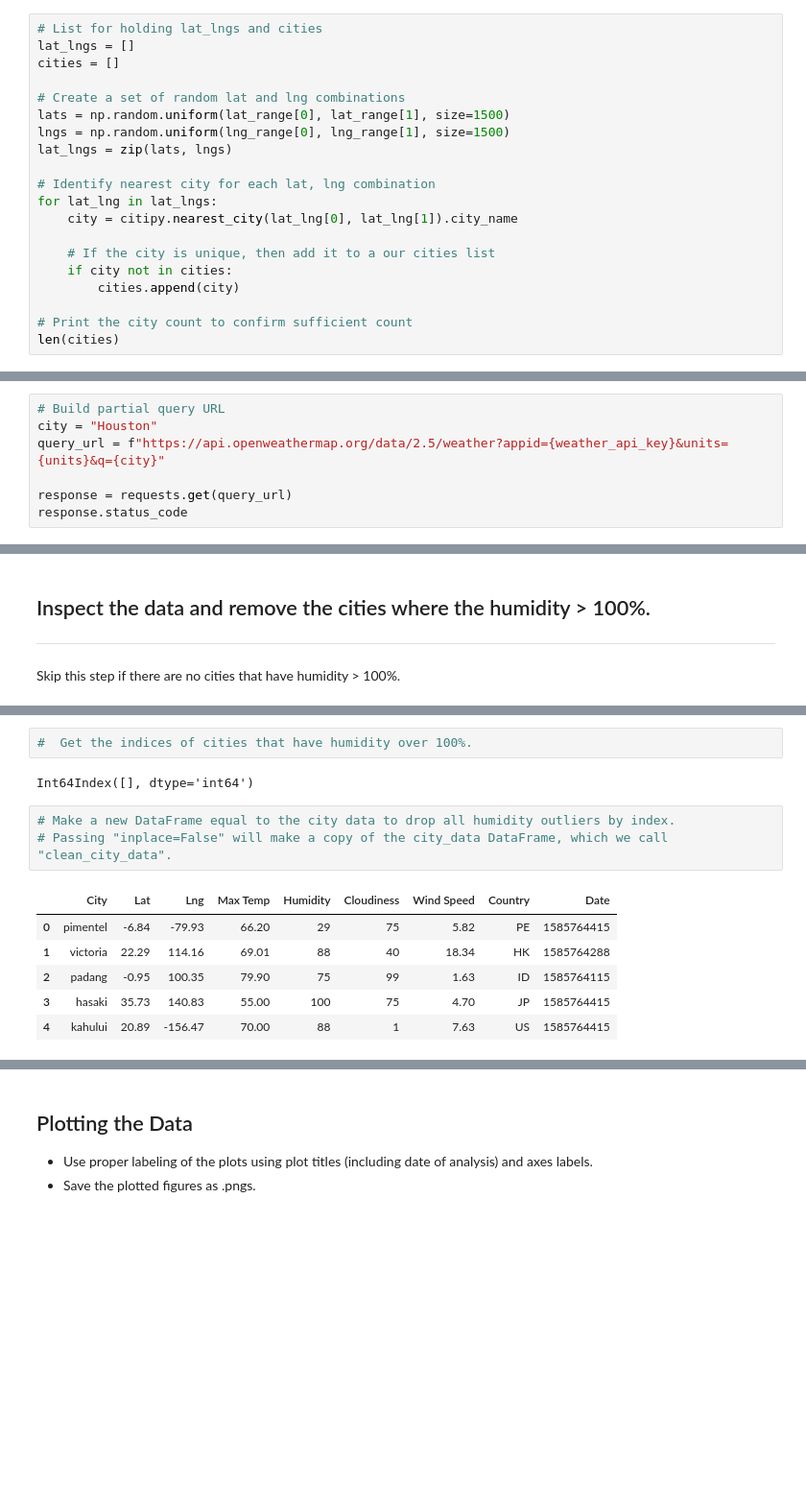
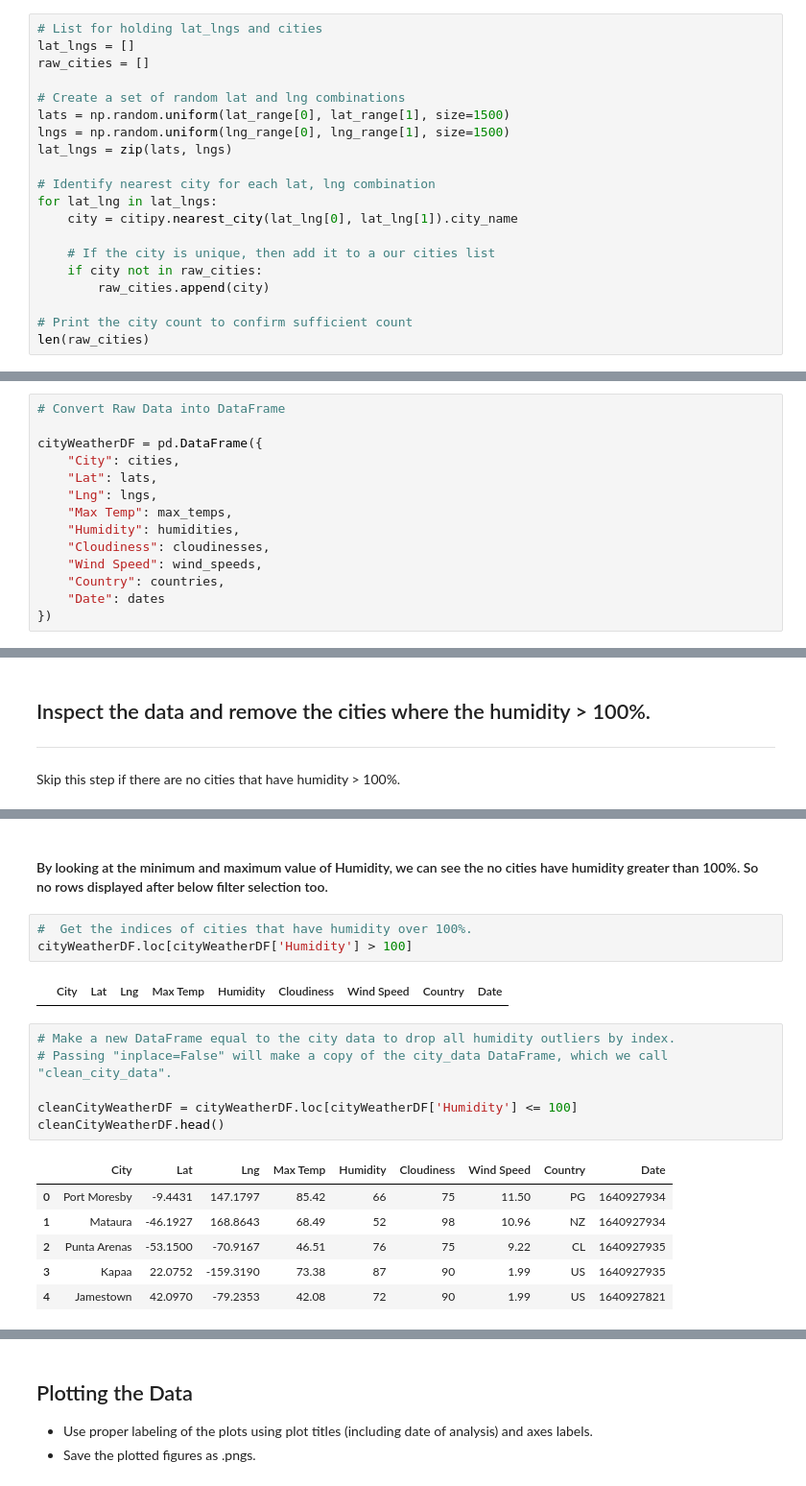
Before and after one commit to skesamsetty/python-api-challenge, a Jupyter notebook: starter_code/WeatherPy/WeatherPy.ipynb, the cells around one changed output, grey strips where cells are left out. Shown at 96% size. Saved outputs shown, nothing was run; the diff lists cells and outputs as text; blank space fills up the shorter version.

Commit message:
Completed version of WeatherPy

```diff
--- a/starter_code/WeatherPy/WeatherPy.ipynb
+++ b/starter_code/WeatherPy/WeatherPy.ipynb
@@ -30,7 +31,7 @@ lng_range = (-180, 180)
 # %%
 # List for holding lat_lngs and cities
 lat_lngs = []
-cities = []
+raw_cities = []
 
 # Create a set of random lat and lng combinations
 lats = np.random.uniform(lat_range[0], lat_range[1], size=1500)
@@ -42,9 +43,9 @@ for lat_lng in lat_lngs:
     city = citipy.nearest_city(lat_lng[0], lat_lng[1]).city_name
 
     # If the city is unique, then add it to a our cities list
-    if city not in cities:
-        cities.append(city)
+    if city not in raw_cities:
+        raw_cities.append(city)
 
 # Print the city count to confirm sufficient count
-len(cities)
+len(raw_cities)
 # %% [output]
@@ -116,7 +56,0 @@ Max cities reached. Hence the exception list index out of range
-# %%
-# Build partial query URL
-city = "Houston"
-query_url = f"https://api.openweathermap.org/data/2.5/weather?appid={weather_api_key}&units={units}&q={city}"
-
-response = requests.get(query_url)
-response.status_code
@@ -173,0 +142,14 @@ dtype: int64
+# %%
+# Convert Raw Data into DataFrame
+
+cityWeatherDF = pd.DataFrame({
+    "City": cities,
+    "Lat": lats,
+    "Lng": lngs,
+    "Max Temp": max_temps,
+    "Humidity": humidities,
+    "Cloudiness": cloudinesses,
+    "Wind Speed": wind_speeds,
+    "Country": countries,
+    "Date": dates
+})
@@ -189,14 +217,20 @@ Skip this step if there are no cities that have humidity > 100%.
+# %% [markdown]
+#### By looking at the minimum and maximum value of Humidity, we can see the no cities have humidity greater than 100%. So no rows displayed after below filter selection too.
 # %%
 #  Get the indices of cities that have humidity over 100%.
+cityWeatherDF.loc[cityWeatherDF['Humidity'] > 100]
 # %% [output]
-Int64Index([], dtype='int64')
+|  | City | Lat | Lng | Max Temp | Humidity | Cloudiness | Wind Speed | Country | Date |
 # %%
 # Make a new DataFrame equal to the city data to drop all humidity outliers by index.
 # Passing "inplace=False" will make a copy of the city_data DataFrame, which we call "clean_city_data".
+
+cleanCityWeatherDF = cityWeatherDF.loc[cityWeatherDF['Humidity'] <= 100]
+cleanCityWeatherDF.head()
 # %% [output]
 |  | City | Lat | Lng | Max Temp | Humidity | Cloudiness | Wind Speed | Country | Date |
-| 0 | pimentel | -6.84 | -79.93 | 66.20 | 29 | 75 | 5.82 | PE | 1585764415 |
-| 1 | victoria | 22.29 | 114.16 | 69.01 | 88 | 40 | 18.34 | HK | 1585764288 |
-| 2 | padang | -0.95 | 100.35 | 79.90 | 75 | 99 | 1.63 | ID | 1585764115 |
-| 3 | hasaki | 35.73 | 140.83 | 55.00 | 100 | 75 | 4.70 | JP | 1585764415 |
-| 4 | kahului | 20.89 | -156.47 | 70.00 | 88 | 1 | 7.63 | US | 1585764415 |
+| 0 | Port Moresby | -9.4431 | 147.1797 | 85.42 | 66 | 75 | 11.50 | PG | 1640927934 |
+| 1 | Mataura | -46.1927 | 168.8643 | 68.49 | 52 | 98 | 10.96 | NZ | 1640927934 |
+| 2 | Punta Arenas | -53.1500 | -70.9167 | 46.51 | 76 | 75 | 9.22 | CL | 1640927935 |
+| 3 | Kapaa | 22.0752 | -159.3190 | 73.38 | 87 | 90 | 1.99 | US | 1640927935 |
+| 4 | Jamestown | 42.0970 | -79.2353 | 42.08 | 72 | 90 | 1.99 | US | 1640927821 |
```
Also changed, not shown: parts of 43 cells of this notebook, 13 other files.
